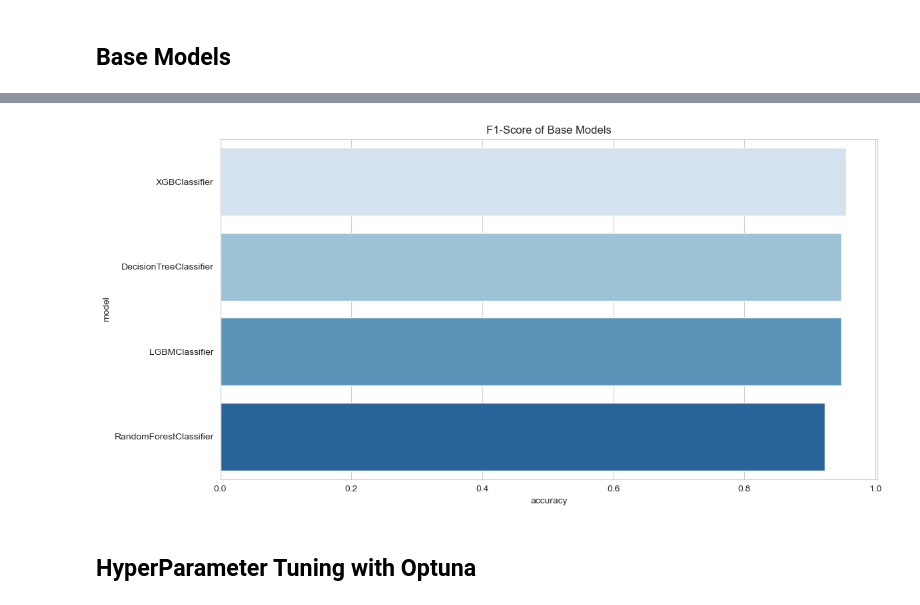
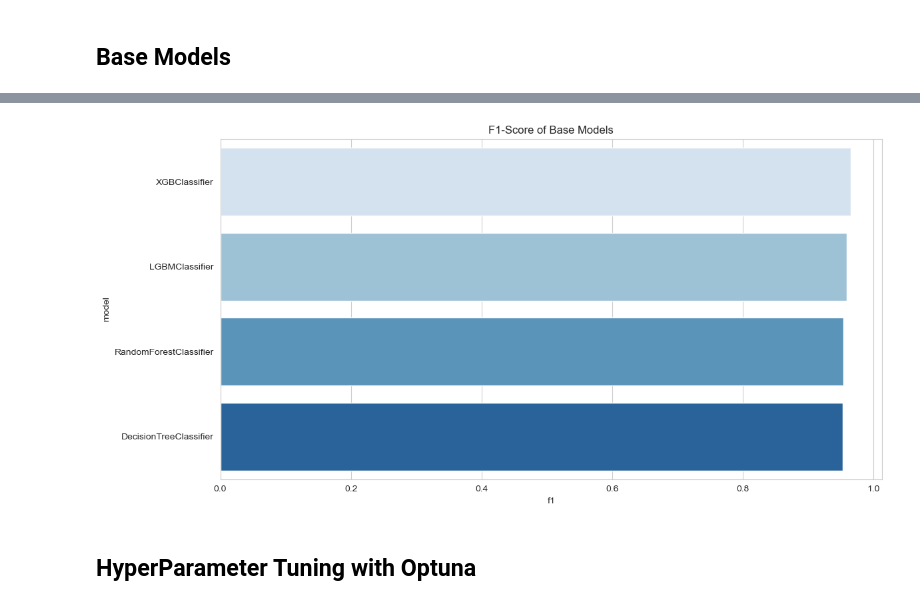
Before and after one commit to sercanyesiloz/Loan-Approval-Prediction, a Jupyter notebook: notebooks/modeling.ipynb, the cells around one changed output, grey strips where cells are left out. Saved outputs shown, nothing was run; the diff lists cells and outputs as text; code cells hidden in the pictures.

Commit message:
modeling update

```diff
--- a/notebooks/modeling.ipynb
+++ b/notebooks/modeling.ipynb
@@ -148,17 +148,17 @@ plt.show()
 # %%
 plt.figure(figsize=(12, 6))
 
-sns.barplot(data=base_df, y="model", x="accuracy", palette="Blues")
+sns.barplot(data=base_df, y="model", x="f1", palette="Blues")
 
 plt.title("F1-Score of Base Models", size=12)
 
 plt.tight_layout()
 
 plt.savefig("../images/base_model_f1.jpg", dpi=500)
 
 plt.show()
 # %% [output]
-[figure, old version]
+[figure, new version]
 # %% [markdown]
 ## HyperParameter Tuning with Optuna
 # %%
```
Also changed, not shown: parts of 2 cells of this notebook, 2 other files.
